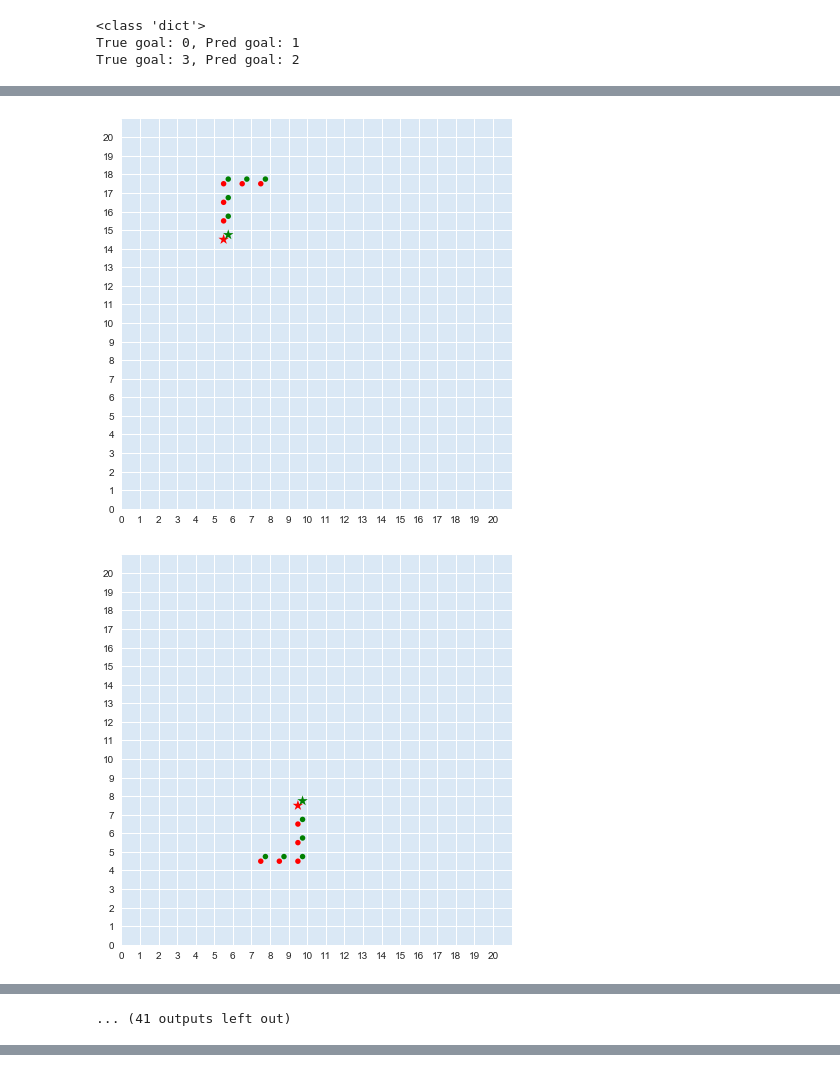
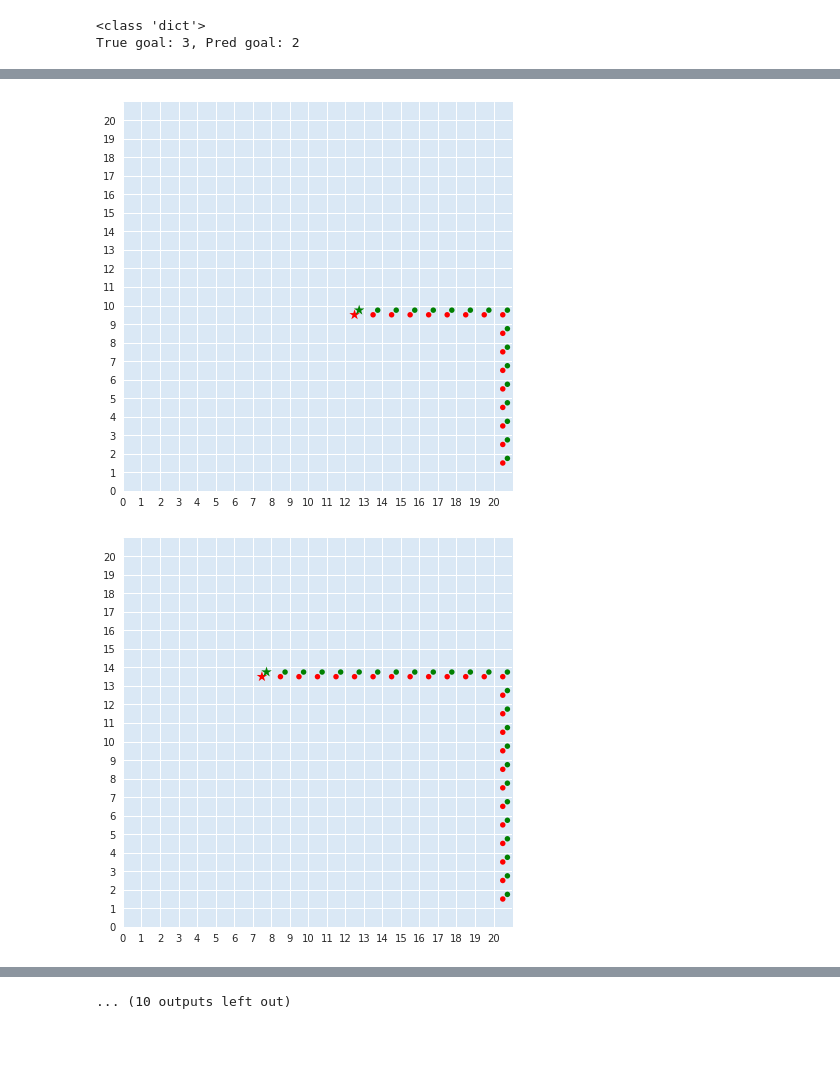
Before and after one commit to sharma-arjun/DirectedInfo-GAIL, a Jupyter notebook: plots/plot_trajectories.ipynb, the cells around one changed output, grey strips where cells are left out. Saved outputs shown, nothing was run; the diff lists cells and outputs as text; code cells hidden in the pictures; blank space fills up the shorter version.

```diff
--- a/plots/plot_trajectories.ipynb
+++ b/plots/plot_trajectories.ipynb
@@ -172,9 +172,8 @@ def plot_pickle_results(results_pkl_path, num_traj_to_plot=10):
                             figsize=(6, 6))
 
 
-plot_pickle_results('../results/L_traj/two_goal_predict_only/results.pkl',
-                    num_traj_to_plot=50)
+plot_pickle_results('../results/diverse_traj/results_epoch_1000/results.pkl',
+                    num_traj_to_plot=20)
 # %% [output]
 <class 'dict'>
-True goal: 0, Pred goal: 1
 True goal: 3, Pred goal: 2
@@ -222,2 +203,2 @@ True goal: 3, Pred goal: 2
-[figure, old version]
+[figure, new version]
-[figure, old version]
+[figure, new version]
@@ -227 +207,0 @@ True goal: 3, Pred goal: 2
-... (41 outputs left out)
@@ -227,0 +209 @@ True goal: 3, Pred goal: 2
+... (10 outputs left out)
```
Also changed, not shown: parts of 2 cells of this notebook.
